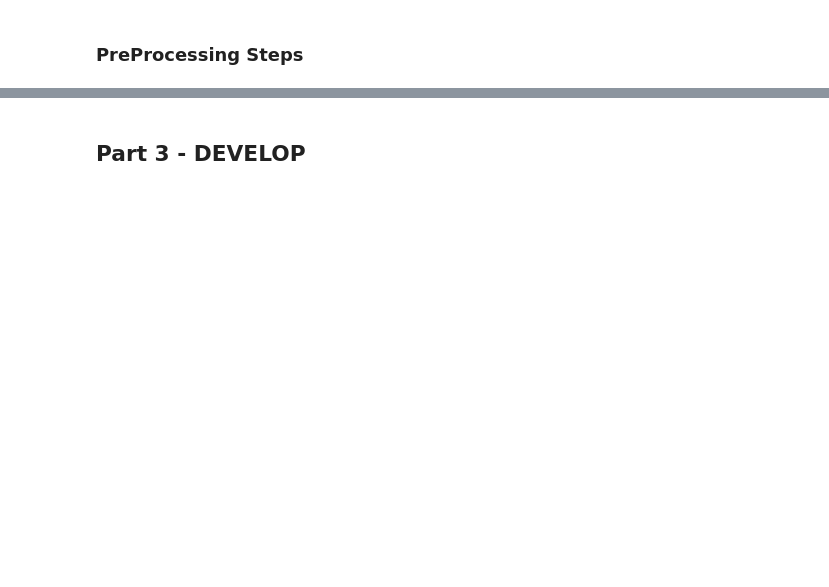
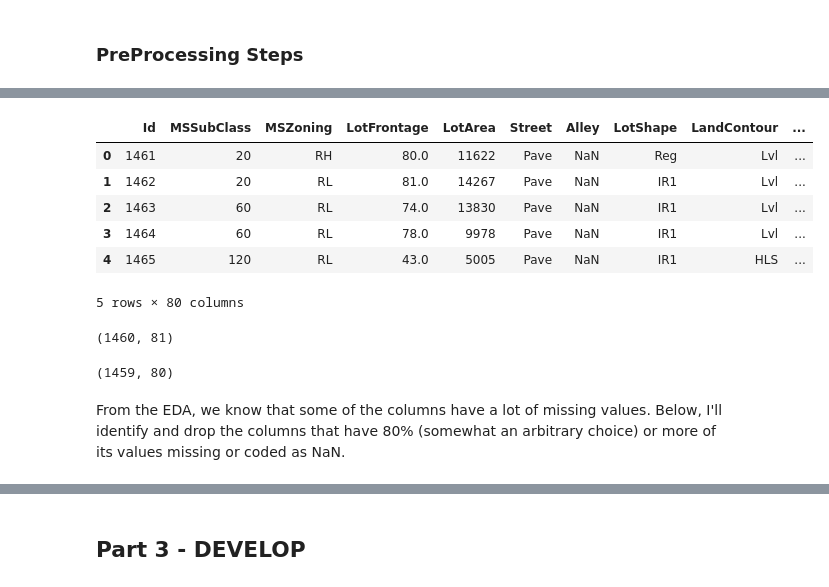
Before and after one commit to vbabashov/house-prices, a Jupyter notebook: price_prediction.ipynb, the cells around one changed output, grey strips where cells are left out. Saved outputs shown, nothing was run; the diff lists cells and outputs as text; code cells hidden in the pictures; blank space fills up the shorter version.

```diff
--- a/price_prediction.ipynb
+++ b/price_prediction.ipynb
@@ -196,0 +105,18 @@ I conjecture that the RMSE can be improved by one of the following three popular
+# %%
+feature_pred_raw.head()
+# %% [output]
+|  | Id | MSSubClass | MSZoning | LotFrontage | LotArea | Street | Alley | LotShape | LandContour | ... |
+| 0 | 1461 | 20 | RH | 80.0 | 11622 | Pave | NaN | Reg | Lvl | ... |
+| 1 | 1462 | 20 | RL | 81.0 | 14267 | Pave | NaN | IR1 | Lvl | ... |
+| 2 | 1463 | 60 | RL | 74.0 | 13830 | Pave | NaN | IR1 | Lvl | ... |
+| 3 | 1464 | 60 | RL | 78.0 | 9978 | Pave | NaN | IR1 | Lvl | ... |
+| 4 | 1465 | 120 | RL | 43.0 | 5005 | Pave | NaN | IR1 | HLS | ... |
+5 rows × 80 columns
+# %%
+data_train_raw.shape # check the dimensions of the dataframe
+# %% [output]
+(1460, 81)
+# %%
+feature_pred_raw.shape # target variable SalePrice is to be predicted
+# %% [output]
+(1459, 80)
@@ -196,0 +131,2 @@ I conjecture that the RMSE can be improved by one of the following three popular
+# %% [markdown]
+From the EDA, we know that some of the columns have a lot of missing values. Below, I'll identify and drop the columns that have 80% (somewhat an arbitrary choice) or more of its values missing or coded as NaN.
```
Also changed, not shown: parts of 99 cells of this notebook.
